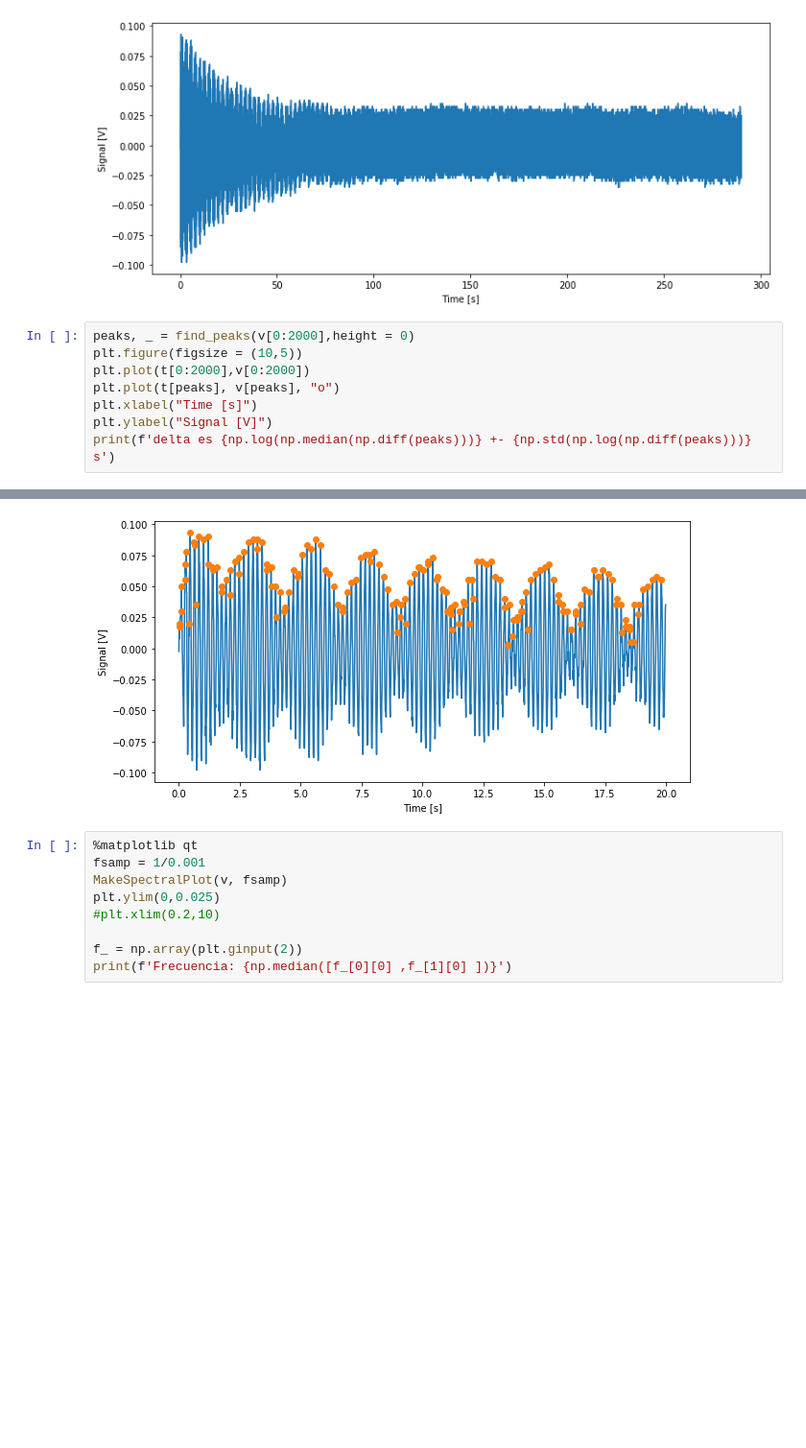
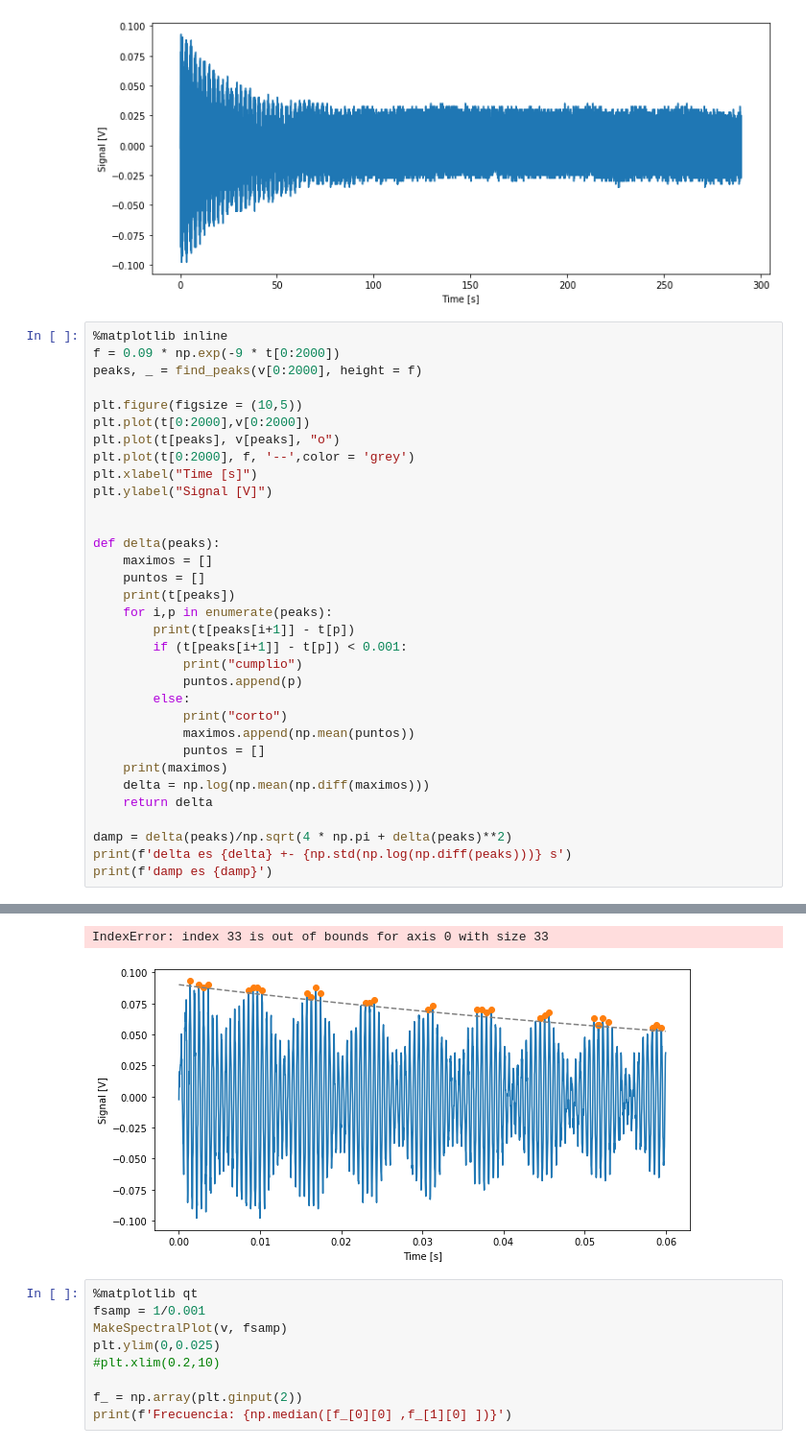
Before and after one commit to LunaKadysz/Laboratorio-4, a Jupyter notebook: Practica3/Practica3.ipynb, the cells around one changed output, grey strips where cells are left out. Shown at 96% size. Cells and saved outputs as stored; diff of their text form; blank space fills up the shorter version.

Commit message:
delta

```diff
--- a/Practica3/Practica3.ipynb
+++ b/Practica3/Practica3.ipynb
@@ -278,11 +315,36 @@ plt.ylabel("Signal [V]")
 Text(0, 0.5, 'Signal [V]')
 [figure]
 # %%
-peaks, _ = find_peaks(v[0:2000],height = 0)
+%matplotlib inline
+f = 0.09 * np.exp(-9 * t[0:2000])
+peaks, _ = find_peaks(v[0:2000], height = f)
+
 plt.figure(figsize = (10,5))
 plt.plot(t[0:2000],v[0:2000])
 plt.plot(t[peaks], v[peaks], "o")
+plt.plot(t[0:2000], f, '--',color = 'grey')
 plt.xlabel("Time [s]")
 plt.ylabel("Signal [V]")
-print(f'delta es {np.log(np.median(np.diff(peaks)))} +- {np.std(np.log(np.diff(peaks)))} s')
+
+
+def delta(peaks):
+    maximos = []
+    puntos = []
+    print(t[peaks])
+    for i,p in enumerate(peaks):
+        print(t[peaks[i+1]] - t[p])
+        if (t[peaks[i+1]] - t[p]) < 0.001:
+            print("cumplio")
+            puntos.append(p)
+        else:
+            print("corto")
+            maximos.append(np.mean(puntos))
+            puntos = []
+    print(maximos)
+    delta = np.log(np.mean(np.diff(maximos)))
+    return delta
+
+damp = delta(peaks)/np.sqrt(4 * np.pi + delta(peaks)**2)
+print(f'delta es {delta} +- {np.std(np.log(np.diff(peaks)))} s')
+print(f'damp es {damp}')
 # %% [output]
@@ -290,4 +368,5 @@ delta es 2.772588722239781 +- 0.9207271002020035 s
+IndexError: index 33 is out of bounds for axis 0 with size 33
-[figure, old version]
+[figure, new version]
 # %%
 %matplotlib qt
 fsamp = 1/0.001
```
Also changed, not shown: parts of 7 cells of this notebook.
